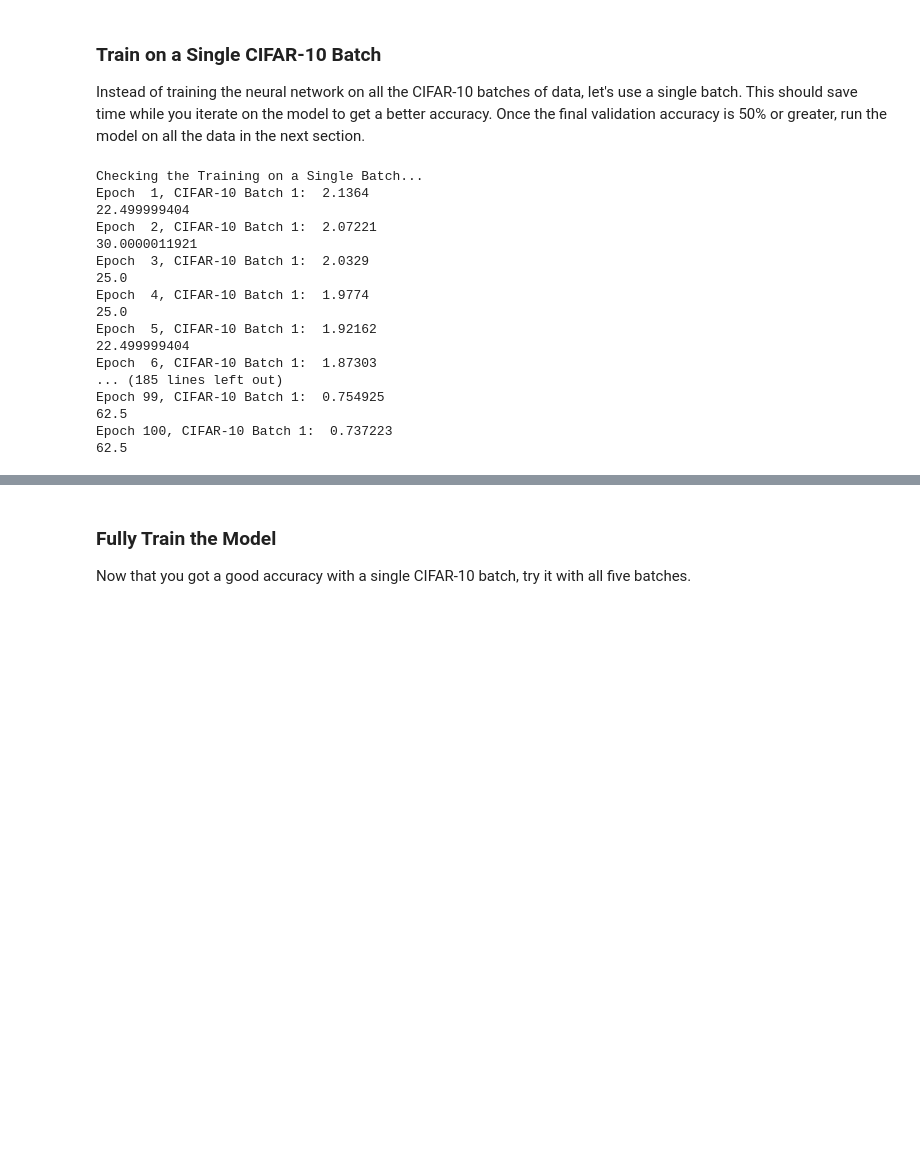
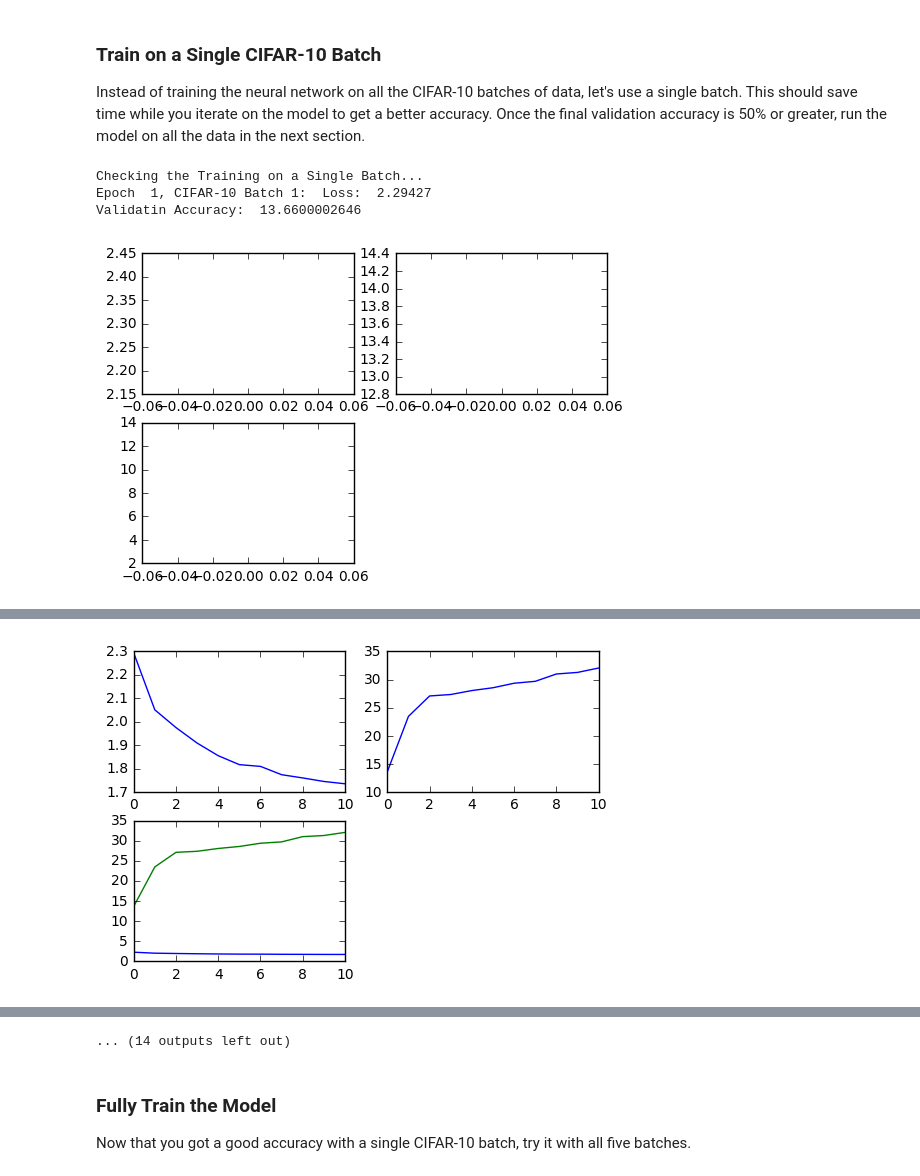
Before and after one commit to todiketan/imageClassificationCIFARDataset, a Jupyter notebook: dlnd_image_classification.ipynb, the cells around one changed output, grey strips where cells are left out. Drawn from its saved outputs; the diff is of its cells as text; code cells hidden in the pictures; blank space fills up the shorter version.

```diff
--- a/dlnd_image_classification.ipynb
+++ b/dlnd_image_classification.ipynb
@@ -312,7 +315,7 @@ def fully_conn(x_tensor, num_outputs):
     weights = tf.Variable(tf.truncated_normal(shape=(int(x_tensor.shape[1]),num_outputs),stddev=0.1))
     bias = tf.Variable(tf.truncated_normal(shape=(1,num_outputs),stddev=0.1))
     a = tf.matmul(x_tensor,weights)
-    return tf.add(a,bias)
+    return tf.nn.relu(tf.add(a,bias))
 
 """
 DON'T MODIFY ANYTHING IN THIS CELL THAT IS BELOW THIS LINE
@@ -494,11 +497,11 @@ def print_stats(session, feature_batch, label_batch, cost, accuracy):
     """
     # TODO: Implement Function
 
-    c = session.run(cost,feed_dict={x: feature_batch, y: label_batch, keep_prob: 1})
+    c = session.run(cost,feed_dict={x: valid_features, y: valid_labels, keep_prob: 1})
     print('Loss: ',c)
-    a = session.run(accuracy,feed_dict={x: feature_batch, y: label_batch, keep_prob: 1})
+    a = session.run(accuracy,feed_dict={x: valid_features, y: valid_labels, keep_prob: 1})
     print('Validatin Accuracy: ',a*100)
-    pass
+    return c,a*100
 # %% [markdown]
 ### Hyperparameters
 Tune the following parameters:
@@ -511,43 +514,51 @@ Tune the following parameters:
 * Set `keep_probability` to the probability of keeping a node using dropout
 # %%
 # TODO: Tune Parameters
-epochs = 100
+epochs = 110
 batch_size = 128
 keep_probability = 0.6
 # %% [markdown]
 ### Train on a Single CIFAR-10 Batch
 Instead of training the neural network on all the CIFAR-10 batches of data, let's use a single batch. This should save time while you iterate on the model to get a better accuracy.  Once the final validation accuracy is 50% or greater, run the model on all the data in the next section.
+# %%
+%matplotlib inline
+import matplotlib.pyplot as plt
+import numpy as np
+def plotloss(epoch,list1,list2):
+    t = np.arange(0,epoch+1,1)
+    #print(len(t),len(list1))
+    plt.subplot(221)
+    plt.plot(t,list1)
+    plt.subplot(222)
+    plt.plot(t,list2)
+    plt.subplot(223)
+    plt.plot(t,list1)
+    plt.plot(t,list2)
+    plt.show()
 # %%
 """
 DON'T MODIFY ANYTHING IN THIS CELL
 """
 print('Checking the Training on a Single Batch...')
+list1=[]
+list2=[]
 with tf.Session() as sess:
     # Initializing the variables
     sess.run(tf.global_variables_initializer())
 
     # Training cycle
     for epoch in range(epochs):
         batch_i = 1
         for batch_features, batch_labels in helper.load_preprocess_training_batch(batch_i, batch_size):
             train_neural_network(sess, optimizer, keep_probability, batch_features, batch_labels)
         print('Epoch {:>2}, CIFAR-10 Batch {}:  '.format(epoch + 1, batch_i), end='')
-        print_stats(sess, batch_features, batch_labels, cost, accuracy)
+        a,b = print_stats(sess, batch_features, batch_labels, cost, accuracy)
+        list1.append(a)
+        list2.append(b)
+        if(epoch%10==0):
+            plotloss(epoch,list1,list2)
 # %% [output]
 Checking the Training on a Single Batch...
-Epoch  1, CIFAR-10 Batch 1:  2.1364
-22.499999404
-Epoch  2, CIFAR-10 Batch 1:  2.07221
-30.0000011921
-Epoch  3, CIFAR-10 Batch 1:  2.0329
-25.0
-Epoch  4, CIFAR-10 Batch 1:  1.9774
-25.0
-Epoch  5, CIFAR-10 Batch 1:  1.92162
-22.499999404
-Epoch  6, CIFAR-10 Batch 1:  1.87303
-... (185 lines left out)
-Epoch 99, CIFAR-10 Batch 1:  0.754925
-62.5
-Epoch 100, CIFAR-10 Batch 1:  0.737223
-62.5
+Epoch  1, CIFAR-10 Batch 1:  Loss:  2.29427
+Validatin Accuracy:  13.6600002646
+[figure, added]
@@ -553,0 +585 @@ Epoch 100, CIFAR-10 Batch 1:  0.737223
+[figure, added]
@@ -554,3 +670,4 @@ Epoch 100, CIFAR-10 Batch 1:  0.737223
+... (14 outputs left out)
 # %% [markdown]
 ### Fully Train the Model
 Now that you got a good accuracy with a single CIFAR-10 batch, try it with all five batches.
```
Also changed, not shown: parts of 4 cells of this notebook.
